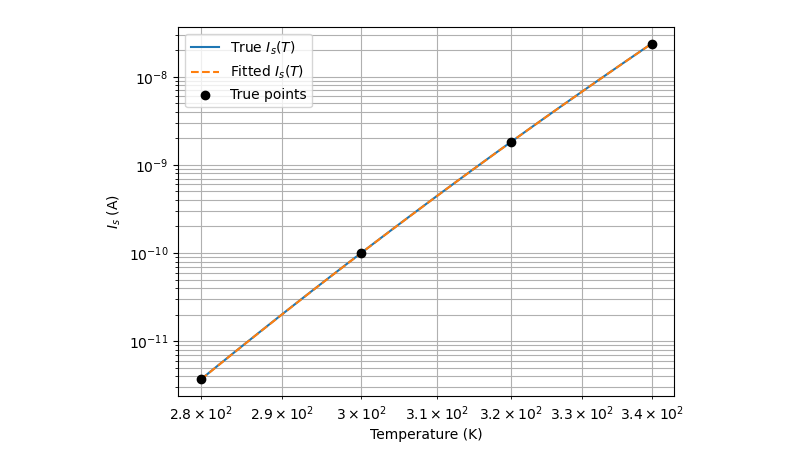
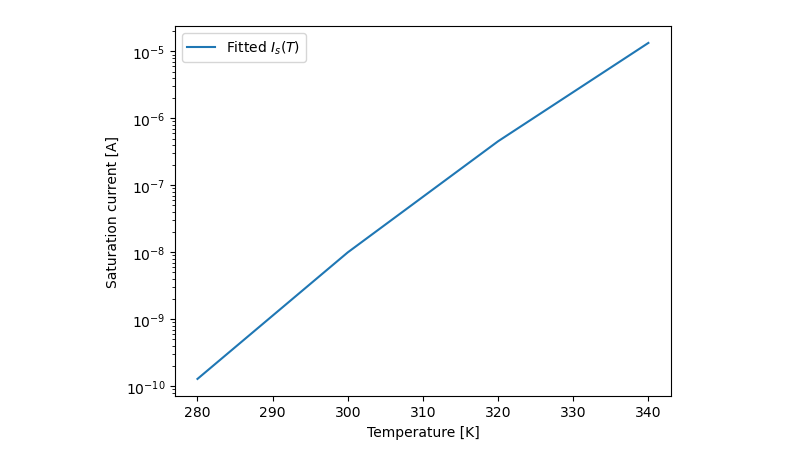
Before and after one commit to daniel4907/compact-model-extraction, a Jupyter notebook: examples/diode_extraction.ipynb, the cells around one changed output. Saved outputs shown, nothing was run; the diff lists cells and outputs as text; code cells hidden in the pictures.

```diff
--- a/examples/diode_extraction.ipynb
+++ b/examples/diode_extraction.ipynb
@@ -51,10 +63,10 @@ RMS err: 0.01954930159313382
 # %%
 T_ref = 300
 true_global = {
-    'I_s': 1e-10,
-    'Eg': 1.12,
-    'n': 1.5,
-    'R_s': 2.5
+    'I_s': 1e-8,
+    'Eg': 1.5,
+    'n': 1.72,
+    'R_s': 8
 }
 
 def Is_at_T(T):
@@ -64,8 +76,8 @@ def Is_at_T(T):
 
 temps = [280, 300, 320, 340]
 V_sweep = np.linspace(0, 0.8, 50)
+datasets = []
 
-datasets = []
 np.random.seed(41)
 
 for T in temps:
@@ -93,19 +105,8 @@ print('True global:', true_global)
 print('Fitted global:', fit_global)
 print('Global RMS err:', report['rms_err'])
 
-Is_ref_fit = fit_global['I_s']
-Eg_fit = fit_global['Eg']
+V_list = [d[0] for d in datasets]
+I_list = [d[1] for d in datasets]
 
-def Is_at_T_fit(T):
-    return Is_ref_fit * (T / T_ref)**3 * np.exp((Eg_fit * q_e / k_B) * (1/T_ref - 1/T))
-
-for V, I_measured, T in datasets:
-    local_params = {
-        'I_s': Is_at_T_fit(T),
-        'n': fit_global['n'],
-        'R_s': fit_global['R_s']
-    }
-
-plot_diode_fit(V, I_measured, model, local_params)
-diode_error_plot(V, I_measured, model, local_params)
+plot_diode_fit(V_list, I_list, model, fit_global, temps=temps)
 # %% [output]
@@ -117,18 +135,4 @@ Global RMS err: 0.01955007647085956
 # %%
-# Plot Is(T)
-
-T_plot = np.linspace(min(temps), max(temps), 100)
-Is_true_curve = [Is_at_T(T) for T in T_plot]
-Is_fit_curve = [Is_at_T_fit(T) for T in T_plot]
-
-plt.figure()
-plt.loglog(T_plot, Is_true_curve, label="True $I_s(T)$")
-plt.loglog(T_plot, Is_fit_curve, "--", label="Fitted $I_s(T)$")
-plt.scatter(temps, [Is_at_T(T) for T in temps], color="k", zorder=3, label="True points")
-plt.xlabel("Temperature (K)")
-plt.ylabel("$I_s$ (A)")
-plt.legend()
-plt.grid(True, which="both")
-plt.show()
+diode_sat_current_plot(temps, model, fit_global)
 # %% [output]
-[figure, old version]
+[figure, new version]
```
Also changed, not shown: parts of 8 cells of this notebook, 8 other files.
